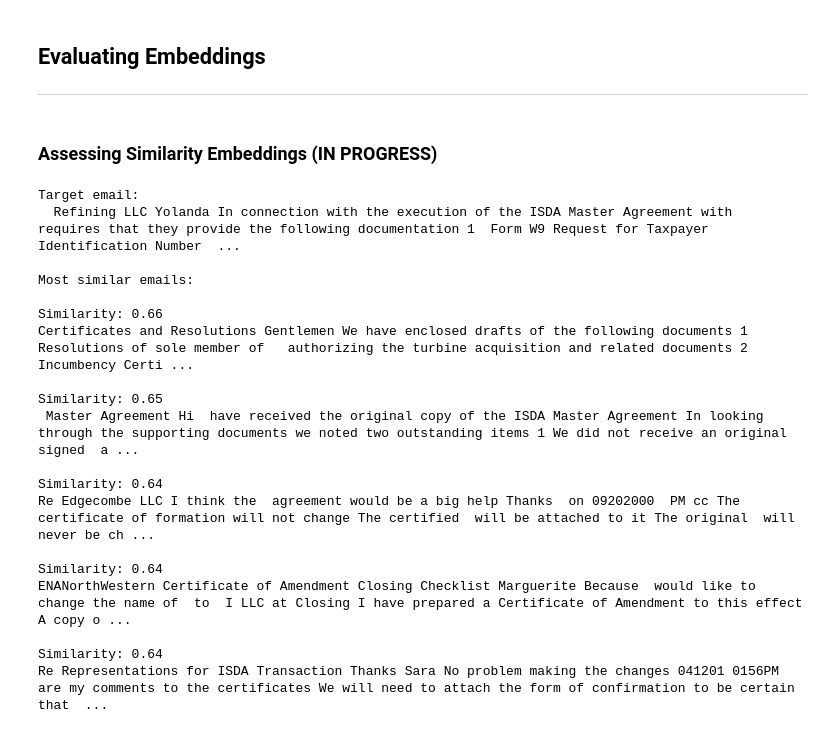
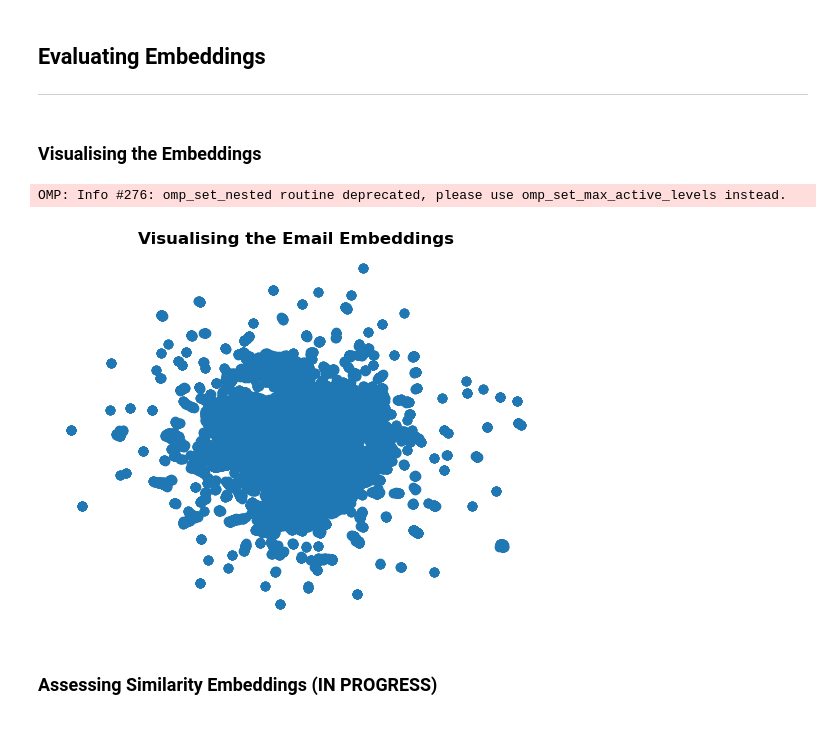
Before and after one commit to simrenbasra/Email_Genie, a Jupyter notebook: notebooks/03_embeddings/03-using-sentence_transformer.ipynb, the cells around one changed output. Saved outputs shown, nothing was run; the diff lists cells and outputs as text; code cells hidden in the pictures.

```diff
--- a/notebooks/03_embeddings/03-using-sentence_transformer.ipynb
+++ b/notebooks/03_embeddings/03-using-sentence_transformer.ipynb
@@ -58,3 +74,5 @@ print(embeddings.shape)
 # %% [markdown]
 ## Evaluating Embeddings
 ----
+# %% [markdown]
+### Visualising the Embeddings
@@ -61,2 +82,23 @@ print(embeddings.shape)
+# %%
+# using umap to reduce dims, tsne not effective for these embeddings
+umap_model = umap.UMAP(
+    n_neighbors=5,
+    min_dist=0.1,
+    metric='cosine',
+    n_components=2,
+    random_state=12
+)
+# %%
+email_2d = umap_model.fit_transform(embeddings)
+
+plt.scatter(email_2d[:, 0], email_2d[:, 1])
+plt.title("Visualising the Email Embeddings", fontweight = 'bold')
+plt.xticks([])
+plt.yticks([])
+plt.gca().spines[['top', 'bottom', 'right', 'left']].set_visible(False)
+plt.show()
+# %% [output]
+OMP: Info #276: omp_set_nested routine deprecated, please use omp_set_max_active_levels instead.
+[figure, added]
 # %% [markdown]
 ### Assessing Similarity Embeddings (IN PROGRESS)
@@ -69,27 +104,0 @@ most_similar = np.argsort(-similarity_matrix[idx])[1:6]
-# %%
-print("Target email:\n", emails_df['all_text'].iloc[idx])
-
-print("\nMost similar emails:")
-for i in most_similar:
-    print(f"\nSimilarity: {similarity_matrix[idx][i]:.2f}")
-    print(emails_df['all_text'].iloc[i])
-# %% [output]
-Target email:
-  Refining LLC Yolanda In connection with the execution of the ISDA Master Agreement with  requires that they provide the following documentation 1  Form W9 Request for Taxpayer Identification Number  ...
-
-Most similar emails:
-
-Similarity: 0.66
-Certificates and Resolutions Gentlemen We have enclosed drafts of the following documents 1 Resolutions of sole member of   authorizing the turbine acquisition and related documents 2 Incumbency Certi ...
-
-Similarity: 0.65
- Master Agreement Hi  have received the original copy of the ISDA Master Agreement In looking through the supporting documents we noted two outstanding items 1 We did not receive an original signed  a ...
-
-Similarity: 0.64
-Re Edgecombe LLC I think the  agreement would be a big help Thanks  on 09202000  PM cc The certificate of formation will not change The certified  will be attached to it The original  will never be ch ...
-
-Similarity: 0.64
-ENANorthWestern Certificate of Amendment Closing Checklist Marguerite Because  would like to change the name of  to  I LLC at Closing I have prepared a Certificate of Amendment to this effect A copy o ...
-
-Similarity: 0.64
-Re Representations for ISDA Transaction Thanks Sara No problem making the changes 041201 0156PM  are my comments to the certificates We will need to attach the form of confirmation to be certain that  ...
```
Also changed, not shown: parts of 41 cells of this notebook.
